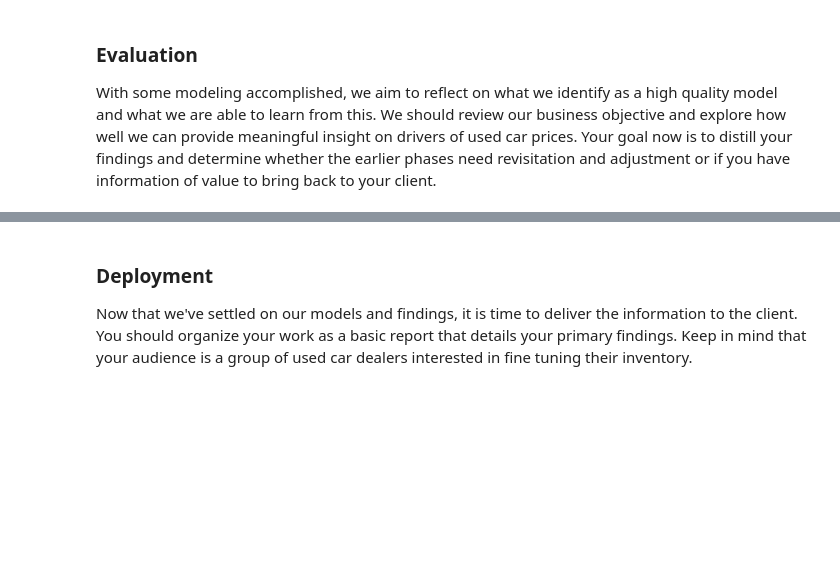
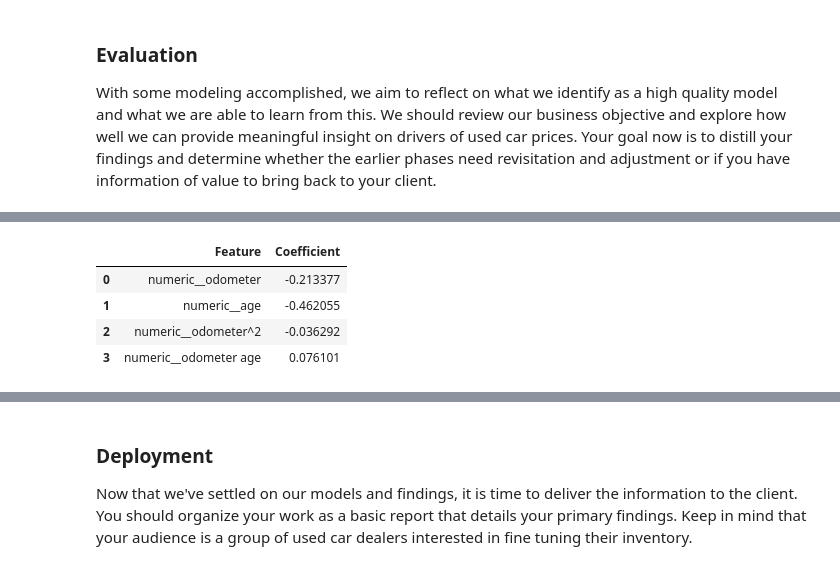
Before and after one commit to outdegree/BH-PCMLAI-M11-App2, a Jupyter notebook: prompt_II.ipynb, the cells around one changed output, grey strips where cells are left out. Cells and saved outputs as stored; diff of their text form; code cells hidden in the pictures; blank space fills up the shorter version.

```diff
--- a/prompt_II.ipynb
+++ b/prompt_II.ipynb
@@ -387,0 +638,11 @@ With some modeling accomplished, we aim to reflect on what we identify as a high
+# %%
+feature_names = sfs_lasso_pipeline[:-1].get_feature_names_out()
+coefficients = sfs_lasso_pipeline.named_steps['lin_regression'].coef_
+coef_df = pd.DataFrame({'Feature': feature_names, 'Coefficient': coefficients})
+coef_df
+# %% [output]
+|  | Feature | Coefficient |
+| 0 | numeric__odometer | -0.213377 |
+| 1 | numeric__age | -0.462055 |
+| 2 | numeric__odometer^2 | -0.036292 |
+| 3 | numeric__odometer age | 0.076101 |
```
Also changed, not shown: parts of 35 cells of this notebook, 4 other files.
